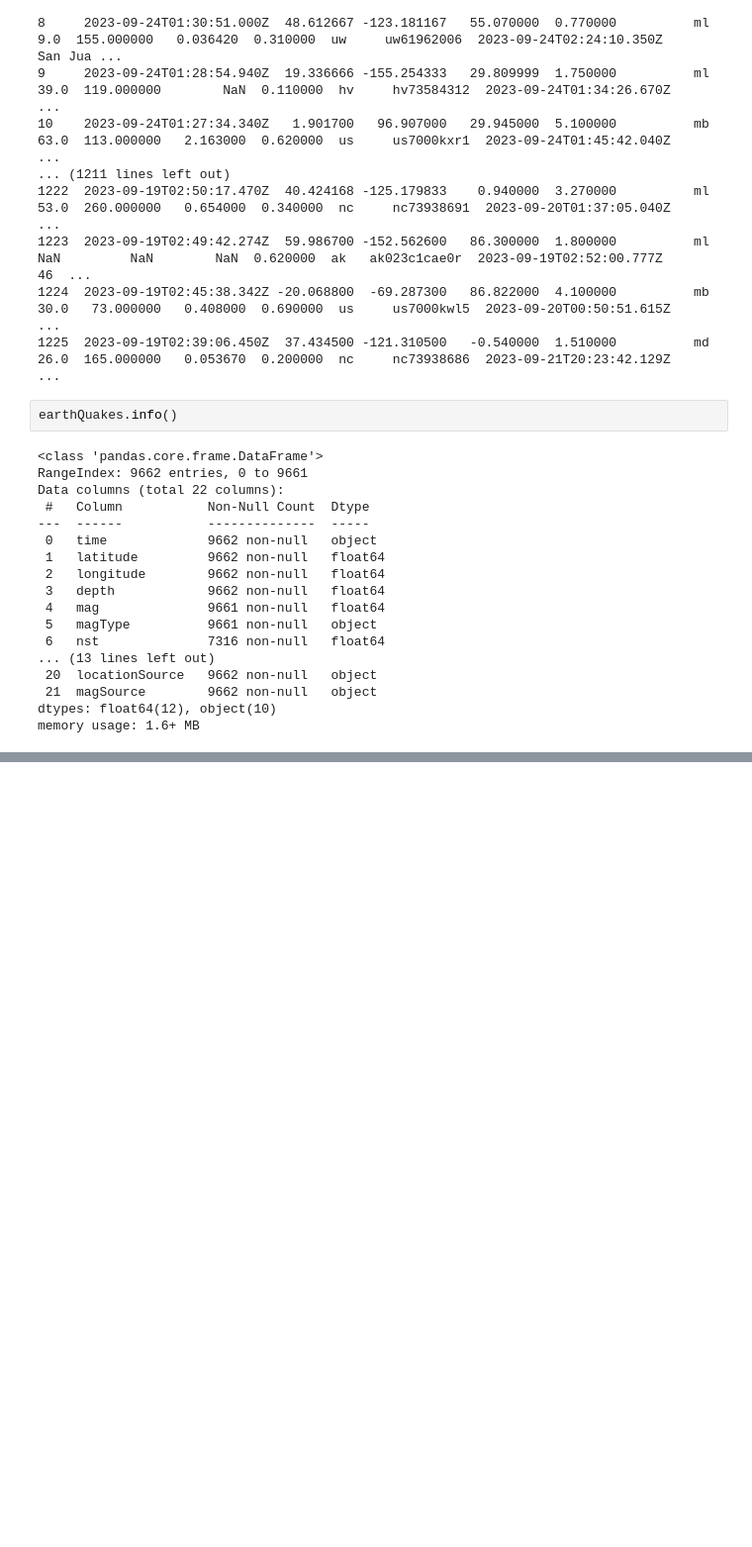
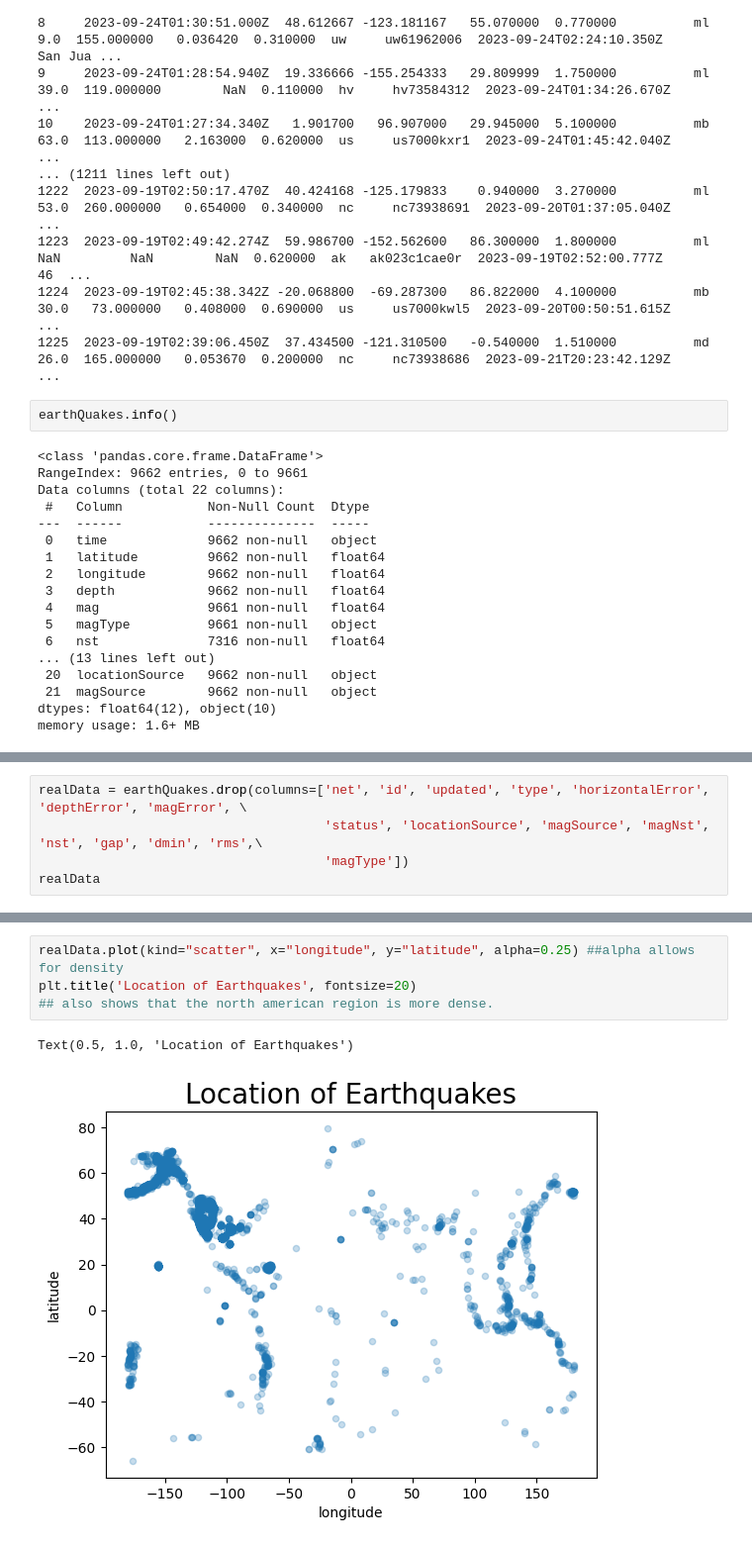
Before and after one commit to Rokeeb17/DS-Assignments, a Jupyter notebook: Assignment5.ipynb, the cells around one changed output, grey strips where cells are left out. Shown at 99% size. Cells and saved outputs as stored; diff of their text form; blank space fills up the shorter version.

```diff
--- a/Assignment5.ipynb
+++ b/Assignment5.ipynb
@@ -74,3 +83,8 @@ correlations
 | depthError | -0.164113 | 0.167690 | 0.122771 | 0.180122 | -0.014978 | 0.161463 | 0.069982 | 0.063101 | 0.252873 | ... |
 | magError | -0.041930 | -0.154416 | -0.025869 | -0.046842 | 0.007203 | 0.049996 | -0.144976 | -0.110303 | -0.075826 | ... |
 | magNst | -0.191058 | 0.232149 | 0.240812 | 0.419007 | 0.596774 | -0.196133 | 0.207590 | 0.339397 | 0.234755 | ... |
+# %%
+realData = earthQuakes.drop(columns=['net', 'id', 'updated', 'type', 'horizontalError', 'depthError', 'magError', \
+                                     'status', 'locationSource', 'magSource', 'magNst', 'nst', 'gap', 'dmin', 'rms',\
+                                     'magType'])
+realData
@@ -76,0 +123,7 @@ correlations
+# %%
+realData.plot(kind="scatter", x="longitude", y="latitude", alpha=0.25) ##alpha allows for density
+plt.title('Location of Earthquakes', fontsize=20)
+## also shows that the north american region is more dense.
+# %% [output]
+Text(0.5, 1.0, 'Location of Earthquakes')
+[figure, added]
```
Also changed, not shown: parts of 14 cells of this notebook.
